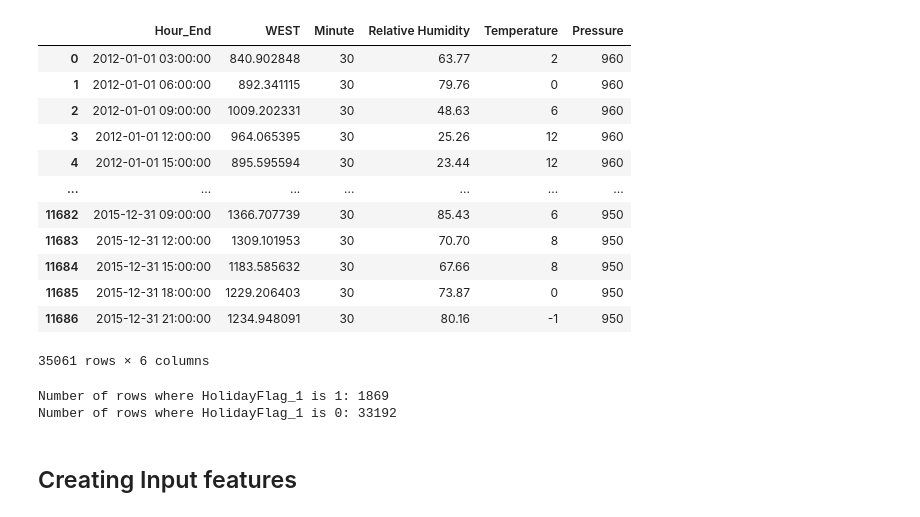
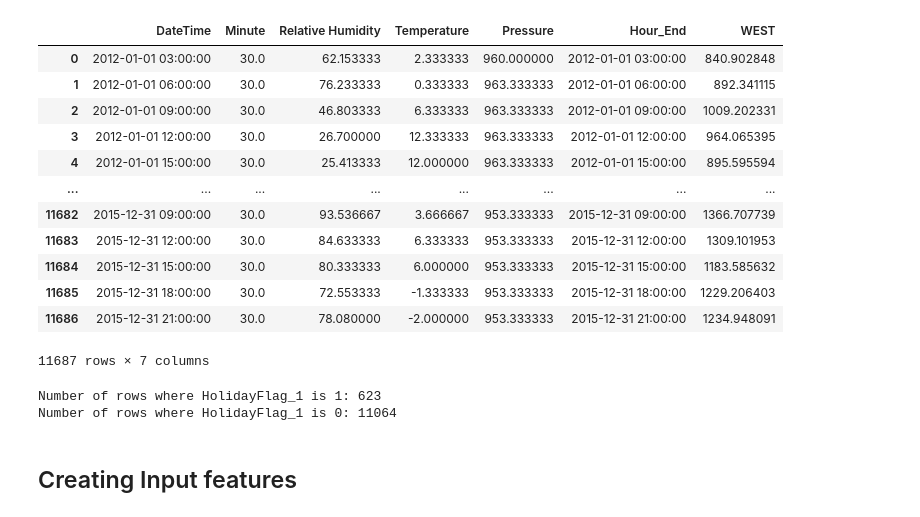
Before and after one commit to Dxuian/btech-proj, a Jupyter notebook: DATA SET USED IN THE CONFERENCE PAPER TITLED SHORT-TERM LOAD FORECASTING USING AN LSTM NEURAL NETWORK/DataSet/a.ipynb, the cells around one changed output. Saved outputs shown, nothing was run; the diff lists cells and outputs as text; code cells hidden in the pictures.

```diff
--- a/DATA SET USED IN THE CONFERENCE PAPER TITLED SHORT-TERM LOAD FORECASTING USING AN LSTM NEURAL NETWORK/DataSet/a.ipynb
+++ b/DATA SET USED IN THE CONFERENCE PAPER TITLED SHORT-TERM LOAD FORECASTING USING AN LSTM NEURAL NETWORK/DataSet/a.ipynb
@@ -82,0 +69,20 @@ load_data.drop(columns=[col for col in load_data.columns if col not in ['Hour_En
+# %%
+import pandas as pd
+
+# Assuming weather_data1, weather_data2, and weather_data3 are your DataFrames
+
+# Ensure DateTime columns are in datetime format
+weather_data1['DateTime'] = pd.to_datetime(weather_data1['DateTime'])
+weather_data2['DateTime'] = pd.to_datetime(weather_data2['DateTime'])
+weather_data3['DateTime'] = pd.to_datetime(weather_data3['DateTime'])
+
+# Concatenate the three dataframes on top of each other
+combined_df = pd.concat([weather_data1, weather_data2, weather_data3])
+
+# Group by the DateTime column and calculate the mean for all other columns
+result_df = combined_df.groupby('DateTime').mean().reset_index()
+
+# Now, result_df contains the DateTime column and averaged values for all other columns
+#now merge result df on DateTime with load data on Hour_End
+final_df = pd.merge(result_df, load_data, left_on='DateTime', right_on='Hour_End')
+result_df = final_df
@@ -134,24 +103,26 @@ merged_data3
 # %%
 # stack all 3 mergered dataframes
-final_data = pd.concat([merged_data, merged_data2, merged_data3], axis=0)
-merged_data  = final_data
-#drop the DateTime column
-merged_data.drop(columns=['DateTime'], inplace=True)
+# final_data = pd.concat([merged_data, merged_data2, merged_data3], axis=0)
+# merged_data  = final_data
+# #drop the DateTime column
+# merged_data.drop(columns=['DateTime'], inplace=True)
+
+merged_data =  result_df
 merged_data
 # %% [output]
-|  | Hour_End | WEST | Minute | Relative Humidity | Temperature | Pressure |
-| 0 | 2012-01-01 03:00:00 | 840.902848 | 30 | 63.77 | 2 | 960 |
-| 1 | 2012-01-01 06:00:00 | 892.341115 | 30 | 79.76 | 0 | 960 |
-| 2 | 2012-01-01 09:00:00 | 1009.202331 | 30 | 48.63 | 6 | 960 |
-| 3 | 2012-01-01 12:00:00 | 964.065395 | 30 | 25.26 | 12 | 960 |
-| 4 | 2012-01-01 15:00:00 | 895.595594 | 30 | 23.44 | 12 | 960 |
-| ... | ... | ... | ... | ... | ... | ... |
-| 11682 | 2015-12-31 09:00:00 | 1366.707739 | 30 | 85.43 | 6 | 950 |
-| 11683 | 2015-12-31 12:00:00 | 1309.101953 | 30 | 70.70 | 8 | 950 |
-| 11684 | 2015-12-31 15:00:00 | 1183.585632 | 30 | 67.66 | 8 | 950 |
-| 11685 | 2015-12-31 18:00:00 | 1229.206403 | 30 | 73.87 | 0 | 950 |
-| 11686 | 2015-12-31 21:00:00 | 1234.948091 | 30 | 80.16 | -1 | 950 |
+|  | DateTime | Minute | Relative Humidity | Temperature | Pressure | Hour_End | WEST |
+| 0 | 2012-01-01 03:00:00 | 30.0 | 62.153333 | 2.333333 | 960.000000 | 2012-01-01 03:00:00 | 840.902848 |
+| 1 | 2012-01-01 06:00:00 | 30.0 | 76.233333 | 0.333333 | 963.333333 | 2012-01-01 06:00:00 | 892.341115 |
+| 2 | 2012-01-01 09:00:00 | 30.0 | 46.803333 | 6.333333 | 963.333333 | 2012-01-01 09:00:00 | 1009.202331 |
+| 3 | 2012-01-01 12:00:00 | 30.0 | 26.700000 | 12.333333 | 963.333333 | 2012-01-01 12:00:00 | 964.065395 |
+| 4 | 2012-01-01 15:00:00 | 30.0 | 25.413333 | 12.000000 | 963.333333 | 2012-01-01 15:00:00 | 895.595594 |
+| ... | ... | ... | ... | ... | ... | ... | ... |
+| 11682 | 2015-12-31 09:00:00 | 30.0 | 93.536667 | 3.666667 | 953.333333 | 2015-12-31 09:00:00 | 1366.707739 |
+| 11683 | 2015-12-31 12:00:00 | 30.0 | 84.633333 | 6.333333 | 953.333333 | 2015-12-31 12:00:00 | 1309.101953 |
+| 11684 | 2015-12-31 15:00:00 | 30.0 | 80.333333 | 6.000000 | 953.333333 | 2015-12-31 15:00:00 | 1183.585632 |
+| 11685 | 2015-12-31 18:00:00 | 30.0 | 72.553333 | -1.333333 | 953.333333 | 2015-12-31 18:00:00 | 1229.206403 |
+| 11686 | 2015-12-31 21:00:00 | 30.0 | 78.080000 | -2.000000 | 953.333333 | 2015-12-31 21:00:00 | 1234.948091 |
-35061 rows × 6 columns
+11687 rows × 7 columns
 # %%
 import holidays
 
@@ -163,8 +134,8 @@ holiday_flag_0_count = len(merged_data) - holiday_flag_1_count
 print(f"Number of rows where HolidayFlag_1 is 1: {holiday_flag_1_count}")
 print(f"Number of rows where HolidayFlag_1 is 0: {holiday_flag_0_count}")
 # %% [output]
-Number of rows where HolidayFlag_1 is 1: 1869
-Number of rows where HolidayFlag_1 is 0: 33192
+Number of rows where HolidayFlag_1 is 1: 623
+Number of rows where HolidayFlag_1 is 0: 11064
 # %% [markdown]
 ## Creating Input features
 # %%
```
Also changed, not shown: parts of 16 cells of this notebook.
